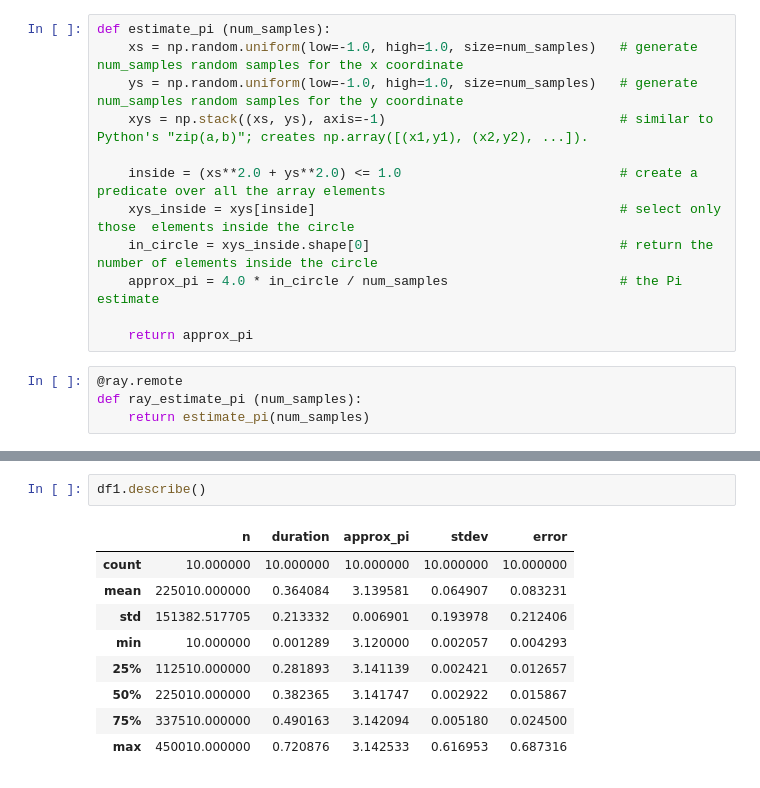
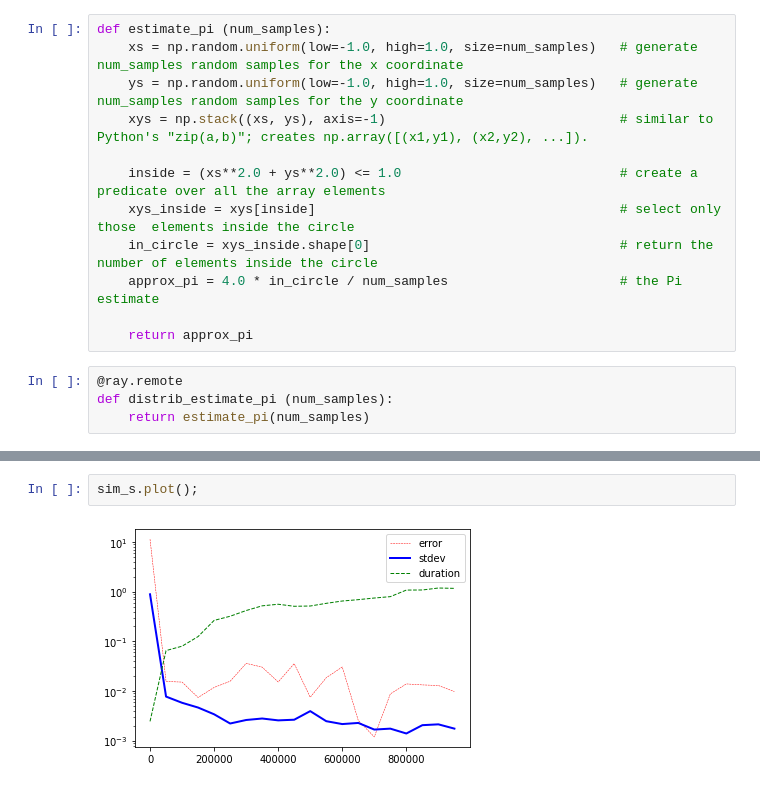
Before and after one commit to DerwenAI/ray_tutorial, a Jupyter notebook: pi.ipynb, the cells around one changed output, grey strips where cells are left out. Cells and saved outputs as stored; diff of their text form.

```diff
--- a/pi.ipynb
+++ b/pi.ipynb
@@ -50,7 +50,7 @@ def estimate_pi (num_samples):
     return approx_pi
 # %%
 @ray.remote
-def ray_estimate_pi (num_samples):
+def distrib_estimate_pi (num_samples):
     return estimate_pi(num_samples)
 # %%
 def measure_epoch (n, trials=20, distrib=False):
@@ -198,13 +222,5 @@ display(HTML(profiler.output_html()))
 [interactive output not drawn]
-# %%
-df1.describe()
-# %% [output]
-|  | n | duration | approx_pi | stdev | error |
-| count | 10.000000 | 10.000000 | 10.000000 | 10.000000 | 10.000000 |
-| mean | 225010.000000 | 0.364084 | 3.139581 | 0.064907 | 0.083231 |
-| std | 151382.517705 | 0.213332 | 0.006901 | 0.193978 | 0.212406 |
-| min | 10.000000 | 0.001289 | 3.120000 | 0.002057 | 0.004293 |
-| 25% | 112510.000000 | 0.281893 | 3.141139 | 0.002421 | 0.012657 |
-| 50% | 225010.000000 | 0.382365 | 3.141747 | 0.002922 | 0.015867 |
-| 75% | 337510.000000 | 0.490163 | 3.142094 | 0.005180 | 0.024500 |
-| max | 450010.000000 | 0.720876 | 3.142533 | 0.616953 | 0.687316 |
+# %%
+sim_s.plot();
+# %% [output]
+[figure, added]
```
Also changed, not shown: parts of 28 cells of this notebook.
